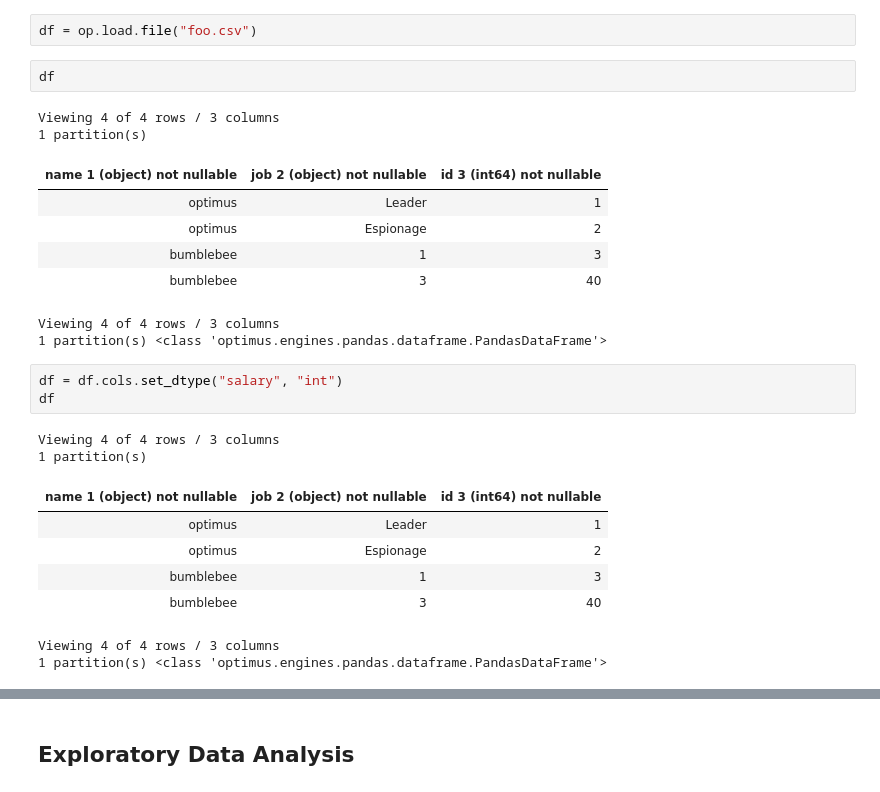
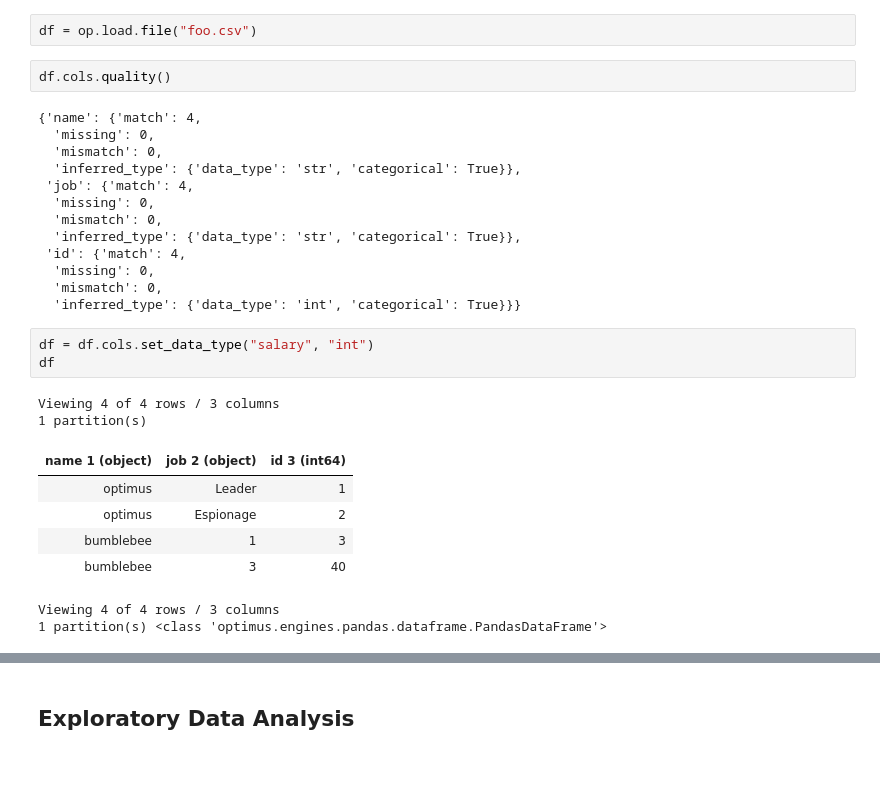
Before and after one commit to PacktPublishing/Data-Processing-with-Optimus, a Jupyter notebook: Chapter05/DataProcessingwithOptimus_Chapter05.ipynb, the cells around one changed output, grey strips where cells are left out. Drawn from its saved outputs; the diff is of its cells as text.

```diff
--- a/Chapter05/DataProcessingwithOptimus_Chapter05.ipynb
+++ b/Chapter05/DataProcessingwithOptimus_Chapter05.ipynb
@@ -19,24 +19,27 @@ op = Optimus("pandas")
 # %%
 df = op.load.file("foo.csv")
 # %%
-df
+df.cols.quality()
 # %% [output]
-Viewing 4 of 4 rows / 3 columns
-1 partition(s)
+{'name': {'match': 4,
+  'missing': 0,
+  'mismatch': 0,
+  'inferred_type': {'data_type': 'str', 'categorical': True}},
+ 'job': {'match': 4,
+  'missing': 0,
+  'mismatch': 0,
+  'inferred_type': {'data_type': 'str', 'categorical': True}},
+ 'id': {'match': 4,
+  'missing': 0,
+  'mismatch': 0,
+  'inferred_type': {'data_type': 'int', 'categorical': True}}}
-| name 1 (object) not nullable | job 2 (object) not nullable | id 3 (int64) not nullable |
-| optimus | Leader | 1 |
-| optimus | Espionage | 2 |
-| bumblebee | 1 | 3 |
-| bumblebee | 3 | 40 |
-Viewing 4 of 4 rows / 3 columns
-1 partition(s) <class 'optimus.engines.pandas.dataframe.PandasDataFrame'>
 # %%
-df = df.cols.set_dtype("salary", "int")
+df = df.cols.set_data_type("salary", "int")
 df
 # %% [output]
 Viewing 4 of 4 rows / 3 columns
 1 partition(s)
-| name 1 (object) not nullable | job 2 (object) not nullable | id 3 (int64) not nullable |
+| name 1 (object) | job 2 (object) | id 3 (int64) |
 | optimus | Leader | 1 |
 | optimus | Espionage | 2 |
 | bumblebee | 1 | 3 |
```
Also changed, not shown: parts of 38 cells of this notebook, 9 other files.
